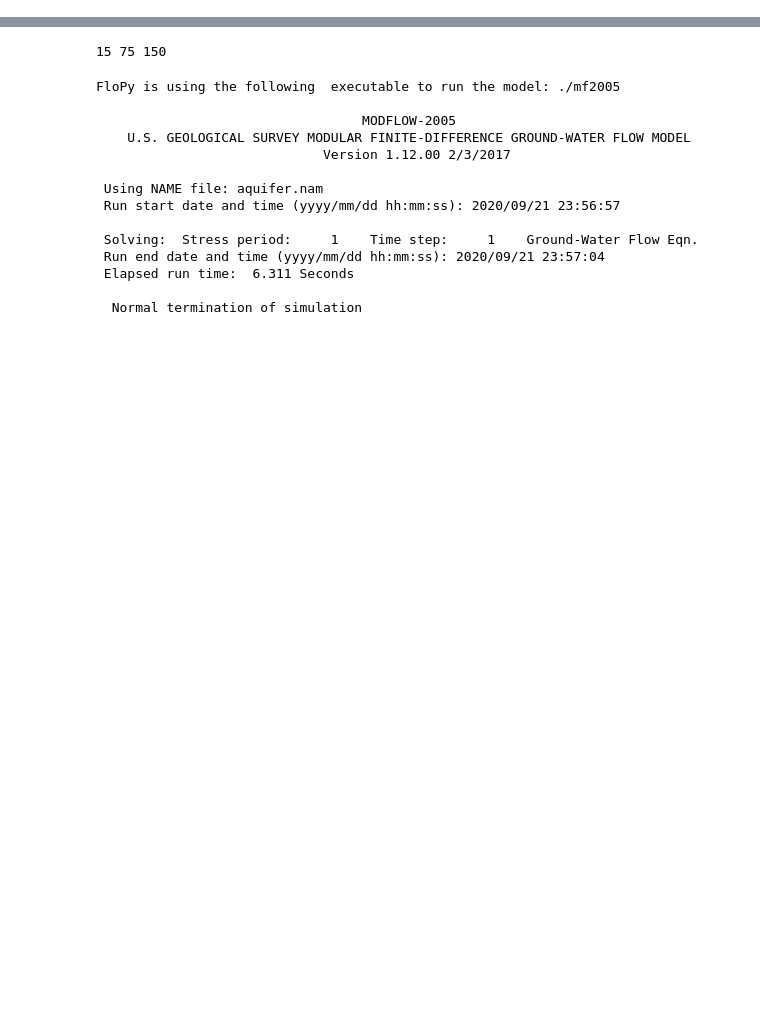
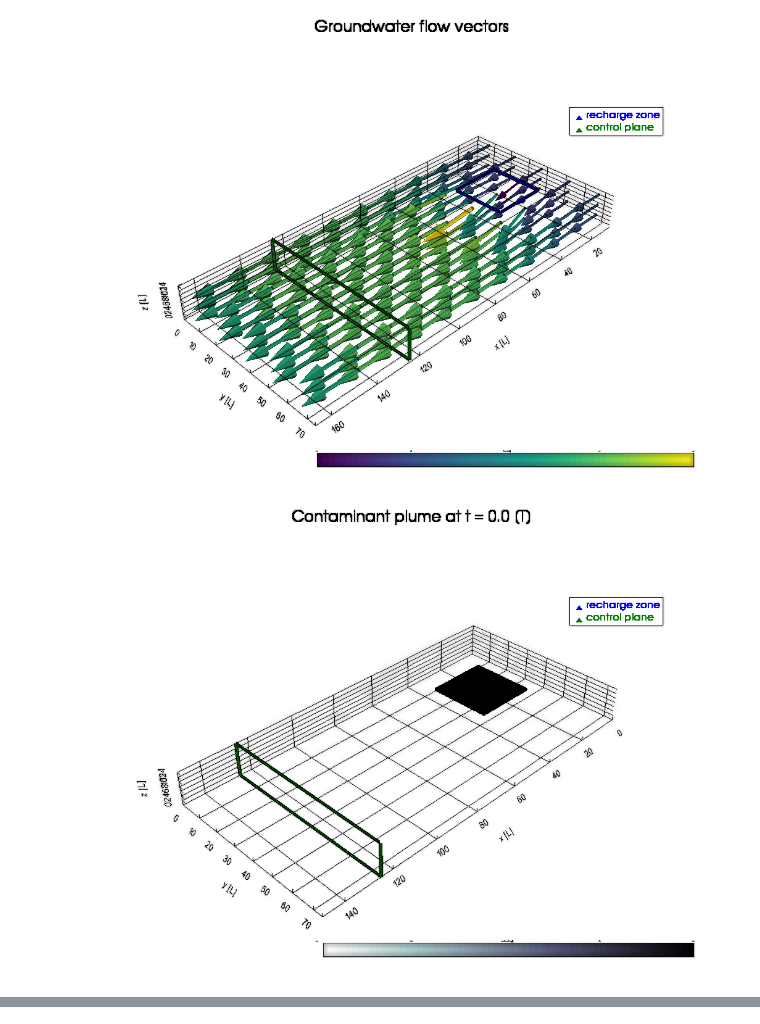
Before and after one commit to mintproject/aquifer, a Jupyter notebook: main_ERC.ipynb, the cells around one changed output, grey strips where cells are left out. Cells and saved outputs as stored; diff of their text form; code cells hidden in the pictures; blank space fills up the shorter version.

```diff
--- a/main_ERC.ipynb
+++ b/main_ERC.ipynb
@@ -11,0 +10,16 @@ MODEL_NAME = 'aquifer'
+# %%
+# input
+
+case = 1 # case number # 1-3 # 1:homogeneous aquifer, 2:midly heterogeneous aquifer, 3:highly heterogeneous aquifer
+hydr = 2 # hydraulic gradient [-] # range 0-2 (float)
+rech = 1 # recharge rate [L3/T] # range 0-1 (float)
+inic = 1 # initial concentration of contaminant [M/L3] # range 0-1 (float)
+degr = 0.5 # degradation rate [M/T] # range 0-1 (float)
+conc = 30 # concerned time period [T] # range 0-30 (integer)
+# %%
+# simulation with MODFLOW2005 & MT3DMS
+
+MODFLOW = True
+MT3MDS = True
+
+simulation(MODFLOW, MT3MDS, case, hydr, rech, inic, degr, conc)
@@ -11,0 +44,12 @@ MODEL_NAME = 'aquifer'
+# %%
+# output
+
+groundwaterflowfield = True
+contaminantplumefield = True
+breakthroughcurve = True
+arrivaltimedistribution = True
+
+resultvisulization(groundwaterflowfield, contaminantplumefield, breakthroughcurve, arrivaltimedistribution, inic, degr, conc)
+# %% [output]
+[figure, added]
+[figure, added]
@@ -64,4 +167,0 @@ times=np.linspace(0, tlim, num=151)
-# %%
-print(nlay, nrow, ncol)
-# %% [output]
-15 75 150
@@ -79,30 +167,0 @@ hk = np.exp(aquifer)
-# %%
-# Aquifer name
-modelname = MODEL_NAME
-
-# MODFLOW
-mf = flopy.modflow.Modflow(modelname, exe_name=MF2005_BINARY)
-dis = flopy.modflow.ModflowDis(mf, nlay=nlay, nrow=nrow, ncol=ncol, delr=delx, delc=dely, top=ztop, botm=zbot, nper=1, perlen=tlim)
-bas = flopy.modflow.ModflowBas(mf, ibound=ibound, strt=strt)
-lpf = flopy.modflow.ModflowLpf(mf, hk=hk)
-wel = flopy.modflow.ModflowWel(mf, stress_period_data=lrcq)
-oc = flopy.modflow.ModflowOc(mf)
-pcg = flopy.modflow.ModflowPcg(mf)
-lmt = flopy.modflow.ModflowLmt(mf, output_file_header='extended', output_file_format='formatted', output_file_name=modelname+".ftl")
-mf.write_input()
-success, buff = mf.run_model()
-# %% [output]
-FloPy is using the following  executable to run the model: ./mf2005
-
-                                  MODFLOW-2005
-    U.S. GEOLOGICAL SURVEY MODULAR FINITE-DIFFERENCE GROUND-WATER FLOW MODEL
-                             Version 1.12.00 2/3/2017
-
- Using NAME file: aquifer.nam
- Run start date and time (yyyy/mm/dd hh:mm:ss): 2020/09/21 23:56:57
-
- Solving:  Stress period:     1    Time step:     1    Ground-Water Flow Eqn.
- Run end date and time (yyyy/mm/dd hh:mm:ss): 2020/09/21 23:57:04
- Elapsed run time:  6.311 Seconds
-
-  Normal termination of simulation
```
Also changed, not shown: parts of 19 cells of this notebook.
